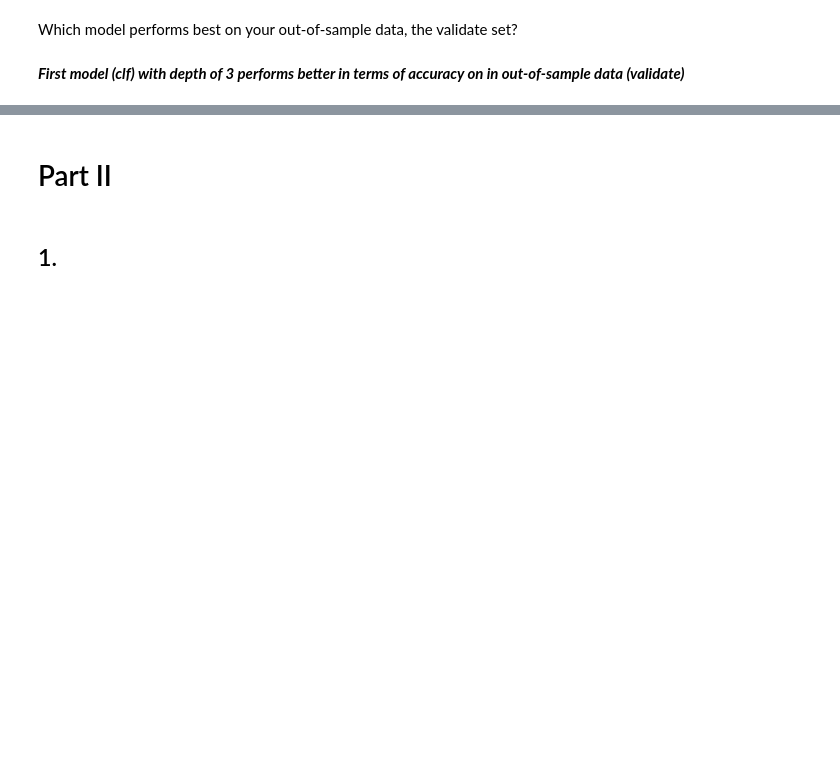
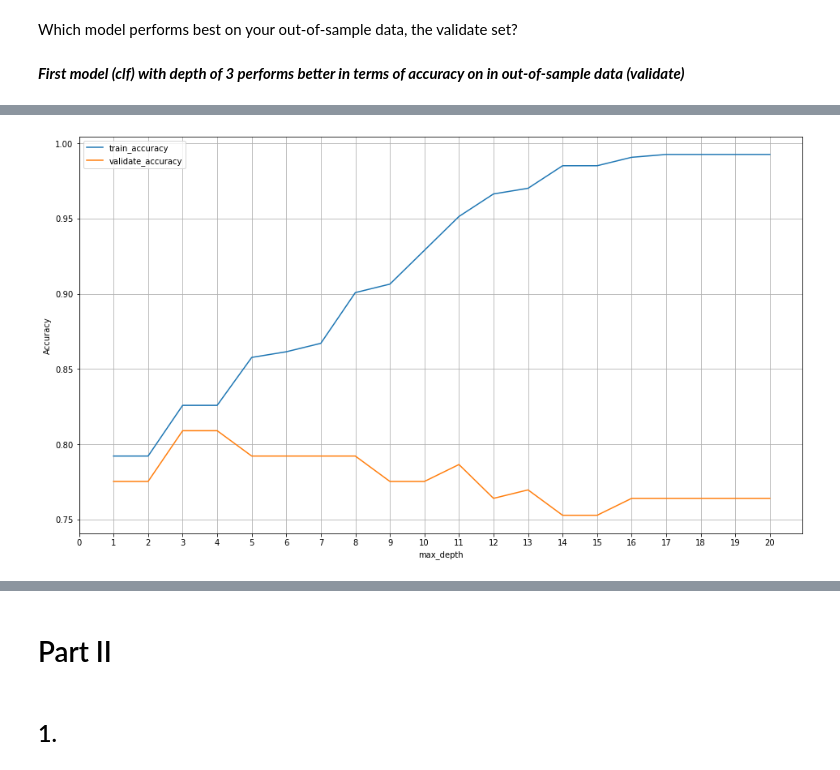
Before and after one commit to adam-talbot/classification-exercises, a Jupyter notebook: model.ipynb, the cells around one changed output, grey strips where cells are left out. Drawn from its saved outputs; the diff is of its cells as text; code cells hidden in the pictures; blank space fills up the shorter version.

Commit message:
used for loops to optimize hyper parameters for decision tree exercises, started doing same for random forest, didnt finish

```diff
--- a/model.ipynb
+++ b/model.ipynb
@@ -486,0 +489,28 @@ Which model performs best on your out-of-sample data, the validate set?
+# %%
+# Let's compare in-sample to out-of-sample for different max depths using a for loop
+metrics = []
+
+for i in range(1, 21):
+    # Make the model
+    tree = DecisionTreeClassifier(max_depth=i, random_state=123)
+
+    # Fit the model (on train and only train)
+    tree = tree.fit(X_train, y_train)
+
+    # Use the model
+    # We'll evaluate the model's performance on train, first
+    in_sample_accuracy = tree.score(X_train, y_train)
+
+    out_of_sample_accuracy = tree.score(X_validate, y_validate)
+
+    output = {
+        "max_depth": i,
+        "train_accuracy": in_sample_accuracy,
+        "validate_accuracy": out_of_sample_accuracy
+    }
+
+    metrics.append(output)
+
+df = pd.DataFrame(metrics)
+# df["difference"] = round(df.train_accuracy - df.validate_accuracy, 2)
+df
@@ -486,0 +535,9 @@ Which model performs best on your out-of-sample data, the validate set?
+# %%
+# plot the data
+df.set_index('max_depth').plot(figsize = (16,9))
+# plt.ylim(0.90, 1)
+plt.ylabel('Accuracy')
+plt.xticks(np.arange(0,21,1))
+plt.grid()
+# %% [output]
+[figure, added]
```
Also changed, not shown: parts of 31 cells of this notebook.
